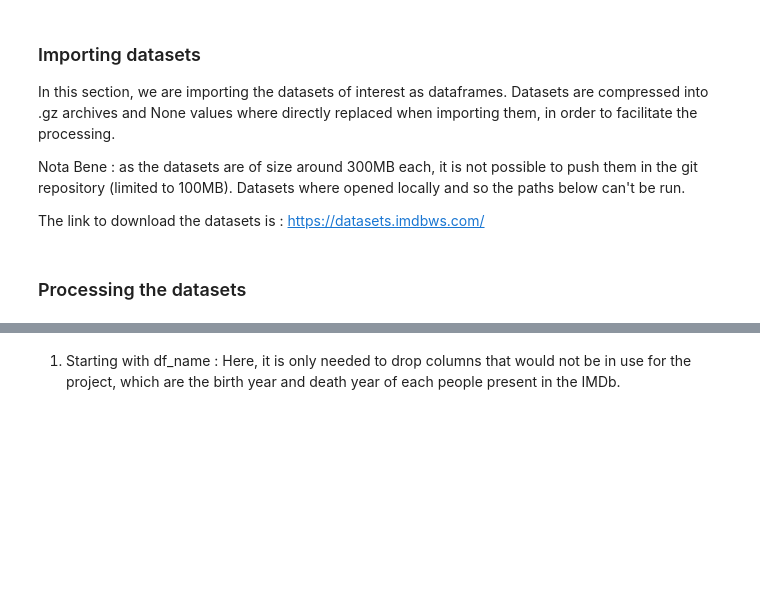
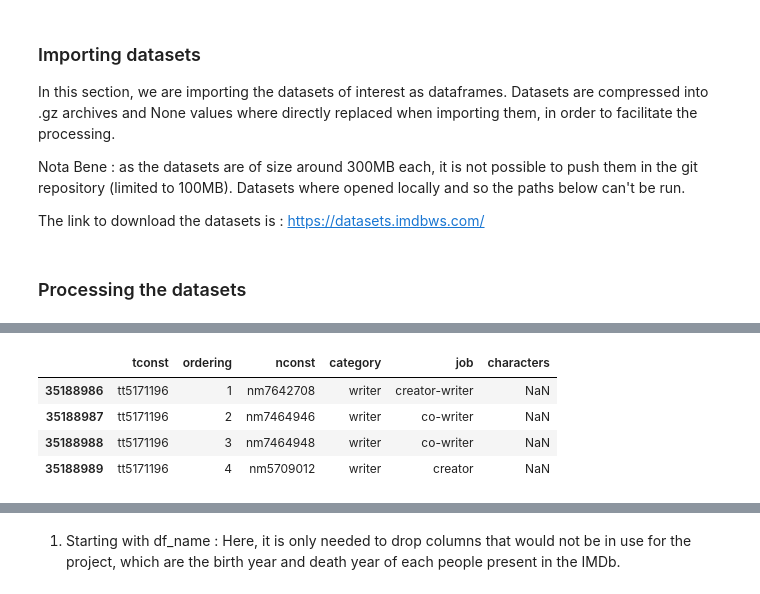
Before and after one commit to epfl-ada/ada-2021-project-escouade, a Jupyter notebook: src/prepro_IMDb.ipynb, the cells around one changed output, grey strips where cells are left out. Drawn from its saved outputs; the diff is of its cells as text; code cells hidden in the pictures; blank space fills up the shorter version.

```diff
--- a/src/prepro_IMDb.ipynb
+++ b/src/prepro_IMDb.ipynb
@@ -139,0 +149,8 @@ df_ratings = pd.read_csv(ratings,
+# %%
+df_principals.loc[df_principals['tconst'] == 'tt5171196']
+# %% [output]
+|  | tconst | ordering | nconst | category | job | characters |
+| 35188986 | tt5171196 | 1 | nm7642708 | writer | creator-writer | NaN |
+| 35188987 | tt5171196 | 2 | nm7464946 | writer | co-writer | NaN |
+| 35188988 | tt5171196 | 3 | nm7464948 | writer | co-writer | NaN |
+| 35188989 | tt5171196 | 4 | nm5709012 | writer | creator | NaN |
```
Also changed, not shown: parts of 29 cells of this notebook, 1 other file.
